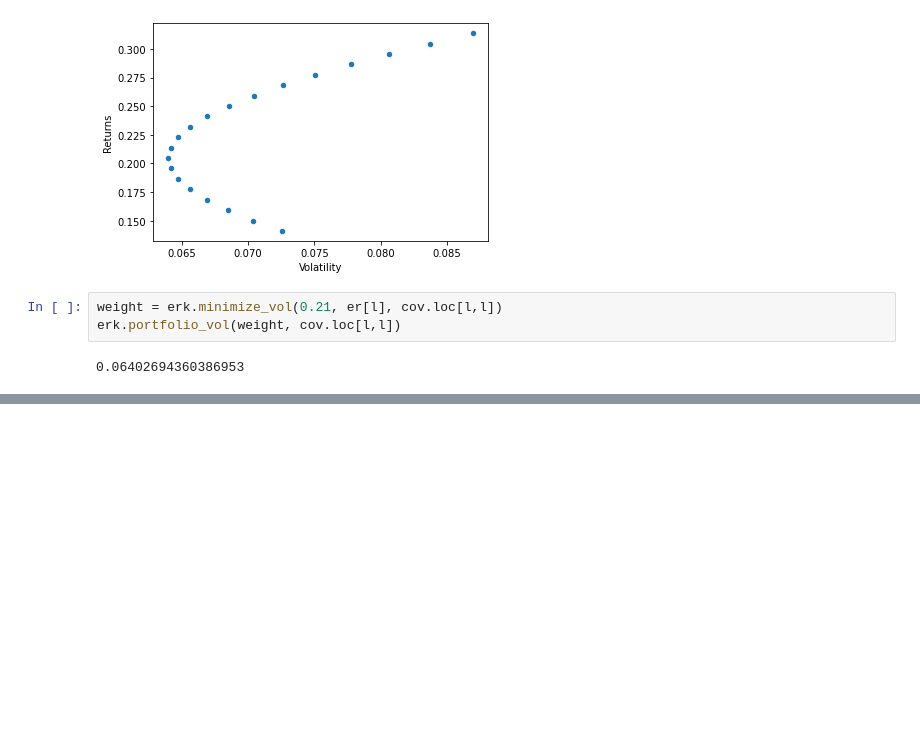
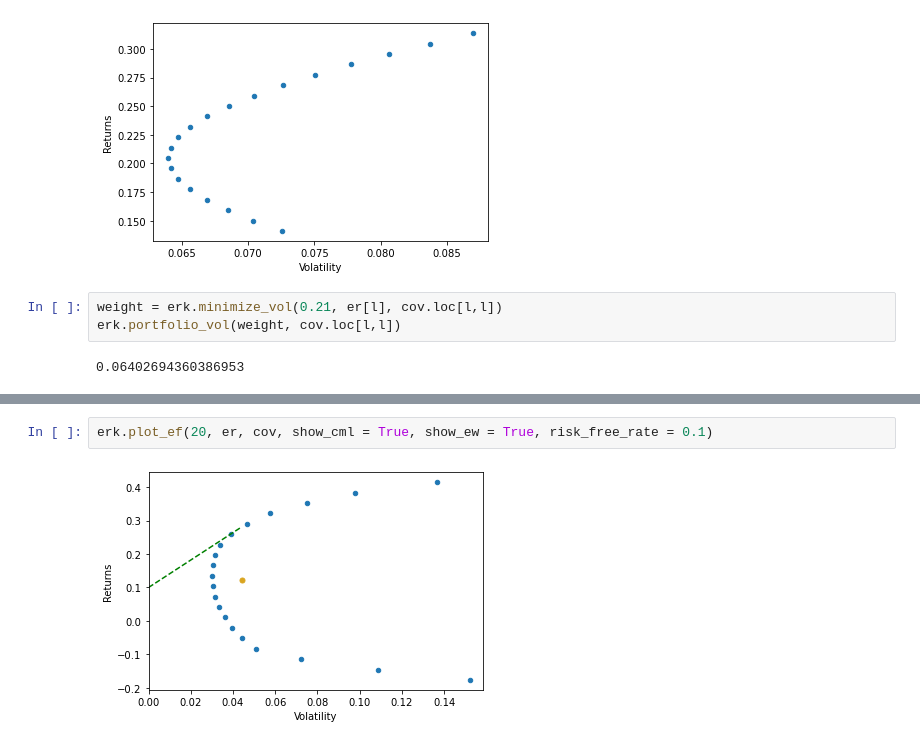
Before and after one commit to gurkaransahni99/Portfolio-Construction-And-Analysis, a Jupyter notebook: week2.ipynb, the cells around one changed output, grey strips where cells are left out. Saved outputs shown, nothing was run; the diff lists cells and outputs as text; blank space fills up the shorter version.

```diff
--- a/week2.ipynb
+++ b/week2.ipynb
@@ -219,0 +234,4 @@ erk.portfolio_vol(weight, cov.loc[l,l])
+# %%
+erk.plot_ef(20, er, cov, show_cml = True, show_ew = True, risk_free_rate = 0.1)
+# %% [output]
+[figure, added]
```
Also changed, not shown: parts of 4 cells of this notebook, 2 other files.
